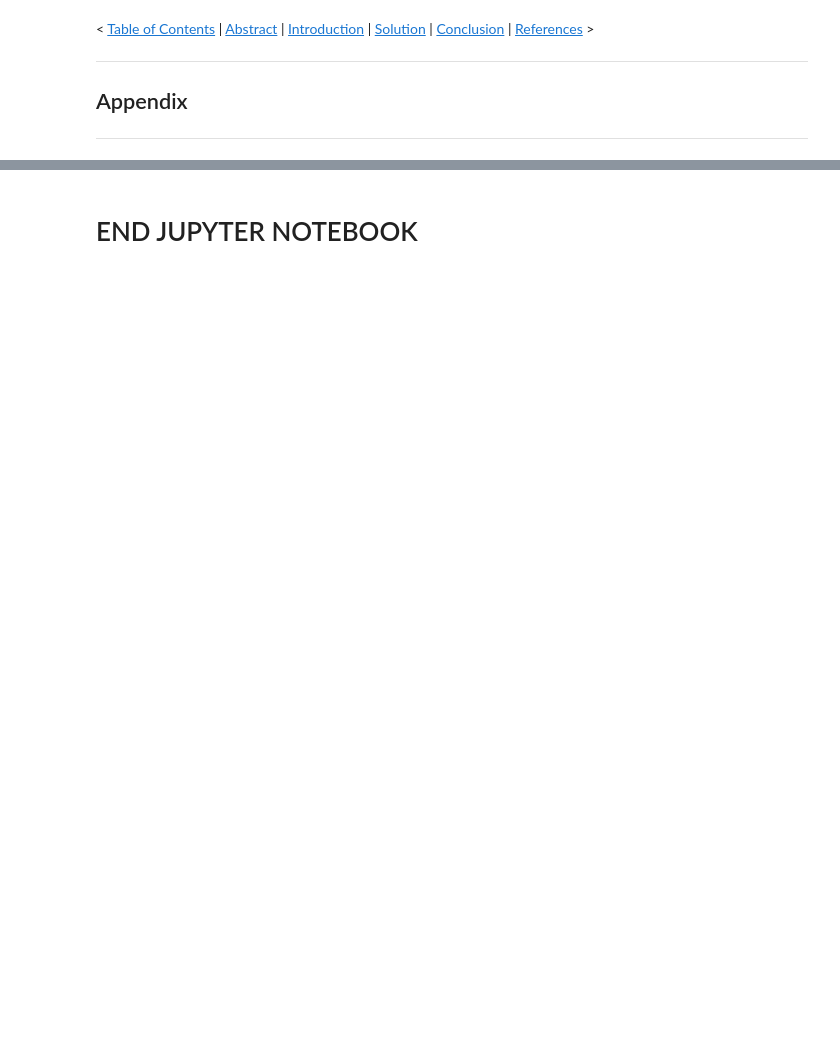
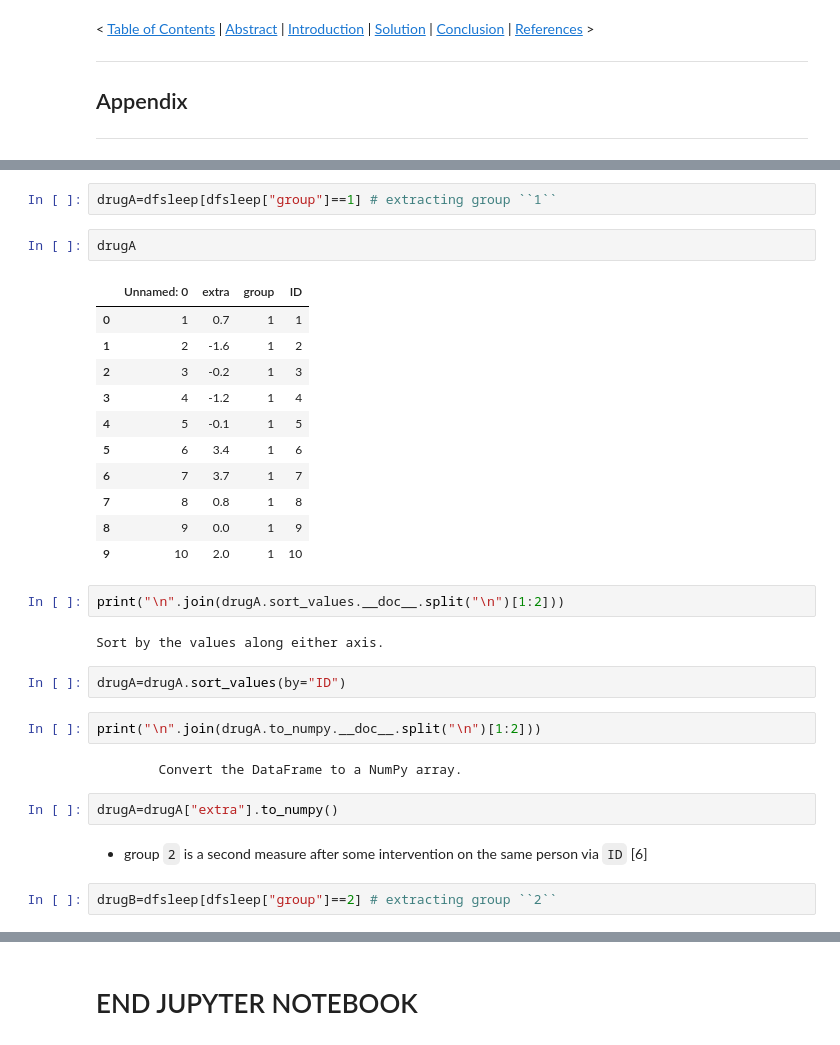
Before and after one commit to SeanOhAileasa/mls-scikit-learn-scipy-stats, a Jupyter notebook: scipy-stats.ipynb, the cells around one changed output, grey strips where cells are left out. Cells and saved outputs as stored; diff of their text form; blank space fills up the shorter version.

```diff
--- a/scipy-stats.ipynb
+++ b/scipy-stats.ipynb
@@ -1311,0 +1335,32 @@ Type II Error (False Positives): 34.94%
+# %%
+drugA=dfsleep[dfsleep["group"]==1] # extracting group ``1``
+# %%
+drugA
+# %% [output]
+|  | Unnamed: 0 | extra | group | ID |
+| 0 | 1 | 0.7 | 1 | 1 |
+| 1 | 2 | -1.6 | 1 | 2 |
+| 2 | 3 | -0.2 | 1 | 3 |
+| 3 | 4 | -1.2 | 1 | 4 |
+| 4 | 5 | -0.1 | 1 | 5 |
+| 5 | 6 | 3.4 | 1 | 6 |
+| 6 | 7 | 3.7 | 1 | 7 |
+| 7 | 8 | 0.8 | 1 | 8 |
+| 8 | 9 | 0.0 | 1 | 9 |
+| 9 | 10 | 2.0 | 1 | 10 |
+# %%
+print("\n".join(drugA.sort_values.__doc__.split("\n")[1:2]))
+# %% [output]
+Sort by the values along either axis.
+# %%
+drugA=drugA.sort_values(by="ID")
+# %%
+print("\n".join(drugA.to_numpy.__doc__.split("\n")[1:2]))
+# %% [output]
+        Convert the DataFrame to a NumPy array.
+# %%
+drugA=drugA["extra"].to_numpy()
+# %% [markdown]
+- group ``2`` is a second measure after some intervention on the same person via ``ID`` [6]
+# %%
+drugB=dfsleep[dfsleep["group"]==2] # extracting group ``2``
```
Also changed, not shown: parts of 225 cells of this notebook, 1 other file.
